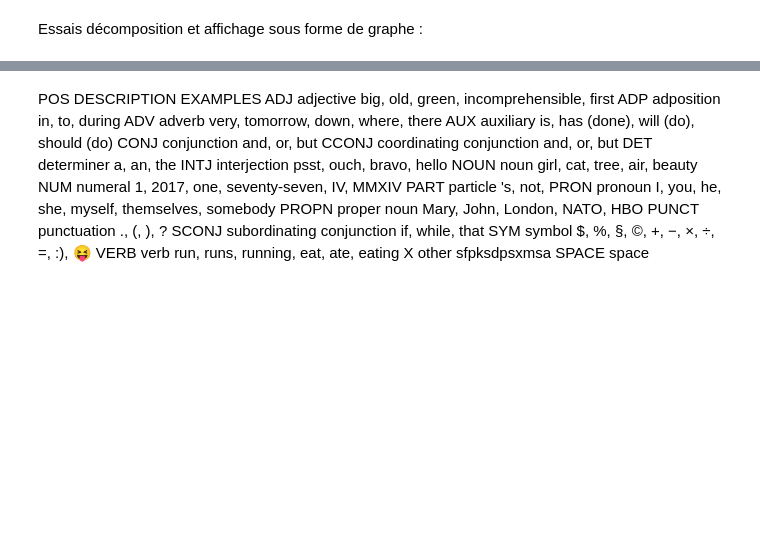
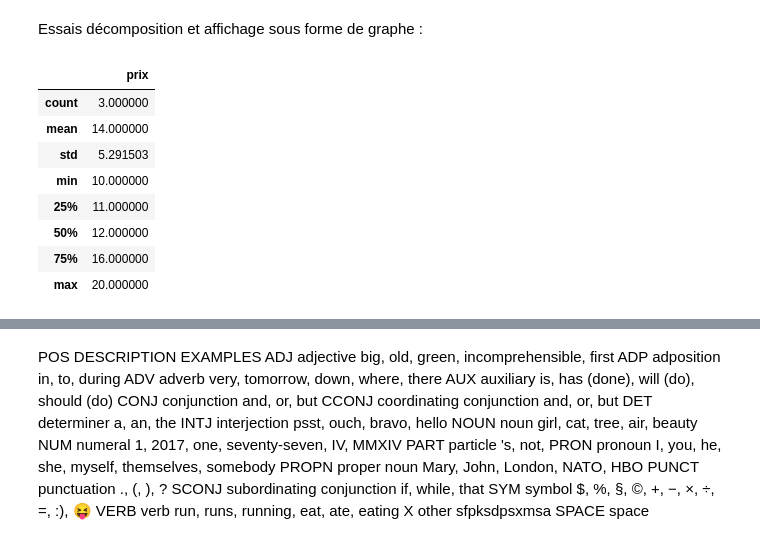
Before and after one commit to BastienCarbonnier/WebService_TALN, a Jupyter notebook: python/notebooks/Notebook_Tests.ipynb, the cells around one changed output, grey strips where cells are left out. Saved outputs shown, nothing was run; the diff lists cells and outputs as text; code cells hidden in the pictures; blank space fills up the shorter version.

```diff
--- a/python/notebooks/Notebook_Tests.ipynb
+++ b/python/notebooks/Notebook_Tests.ipynb
@@ -2,6 +2,22 @@
 # Test spaCy
 # %% [markdown]
 Essais décomposition et affichage sous forme de graphe :
+# %%
+import pandas as pd
+
+df = pd.DataFrame({'prix':[20,10,12]})
+
+df.describe()
+# %% [output]
+|  | prix |
+| count | 3.000000 |
+| mean | 14.000000 |
+| std | 5.291503 |
+| min | 10.000000 |
+| 25% | 11.000000 |
+| 50% | 12.000000 |
+| 75% | 16.000000 |
+| max | 20.000000 |
 # %%
 import spacy
 from spacy import displacy
```
Also changed, not shown: 3 other files.
